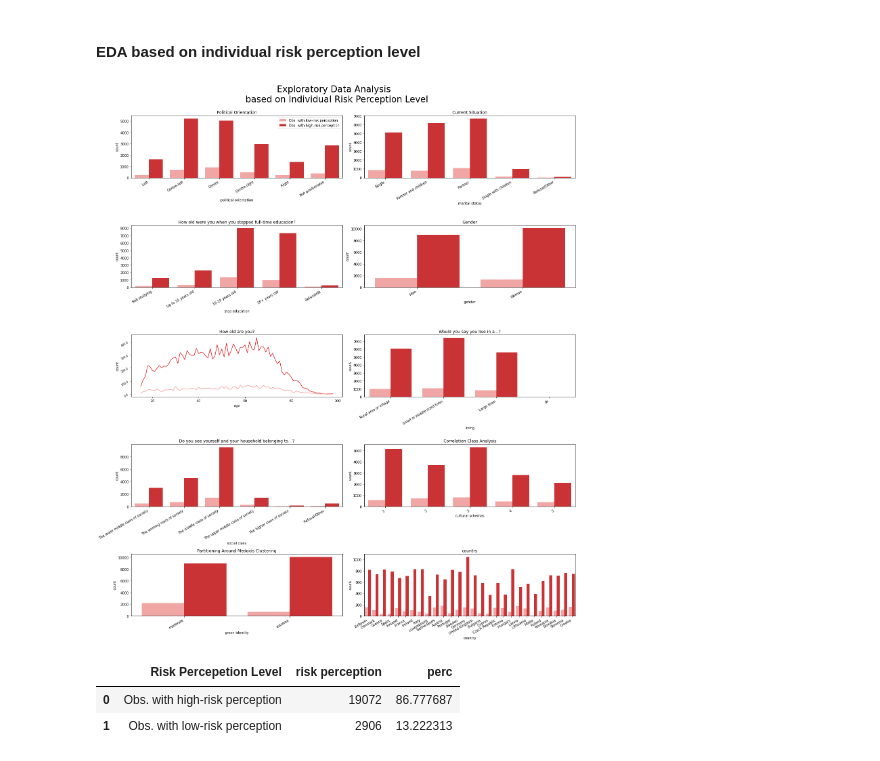
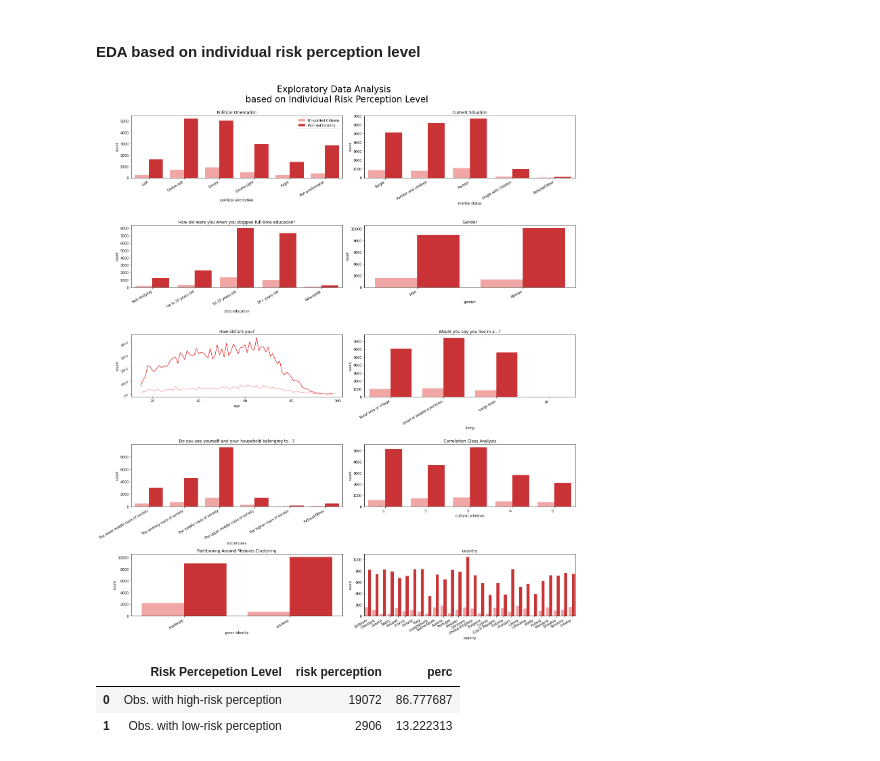
Before and after one commit to claudiagiuspoli/pro-environmental-behaviour, a Jupyter notebook: Exploratory Data Analysis.ipynb, the cells around one changed output. Saved outputs shown, nothing was run; the diff lists cells and outputs as text; code cells hidden in the pictures.

```diff
--- a/Exploratory Data Analysis.ipynb
+++ b/Exploratory Data Analysis.ipynb
@@ -10,7 +10,8 @@ from geopy.geocoders import Nominatim
 
 df =pd.read_csv('df-climatechange.csv')
 df = df.drop(['Unnamed: 0'], axis = 1)
-df['Risk Percepetion Level'] = ['Obs. with high-risk perception' if x >= 6 else 'Obs. with low-risk perception' for x in df['risk perception']]
+df['Risk Percepetion Level'] = ['Worried Citizens' if x >= 6 else 'Unworried Citizens' for x in df['risk perception']]
+df['pro-environmental behaviour'] = df['pro-environmental behaviour'].replace({0: 'No', 1:'Yes'})
 
 df1 = df[df['risk perception'] >= 6]
 df2 = df[df['risk perception'] <= 5]
@@ -81,8 +82,8 @@ sns.countplot(x=df['gender'],hue=df['Risk Percepetion Level'], palette=color,ax=
 axes[1,1].set_xticklabels(axes[1,1].get_xticklabels(),rotation=30, ha="right",fontsize = 10)
 
 age = df.groupby(['age','Risk Percepetion Level']).count().reset_index()
-age1 = age[age['Risk Percepetion Level']=='Obs. with high-risk perception']
-age2 = age[age['Risk Percepetion Level']=='Obs. with low-risk perception']
+age1 = age[age['Risk Percepetion Level']=='Worried Citizens']
+age2 = age[age['Risk Percepetion Level']=='Unworried Citizens']
 sns.lineplot(x=age1['age'], y = age1['risk perception'], color =color[1],ax= axes[2, 0]).set_title('How old are you?')
 sns.lineplot(x=age2['age'], y = age2['risk perception'], color = color[0],ax= axes[2, 0])
 
@@ -99,34 +100,34 @@ sns.countplot(x=df['cultural schemas'],hue=df['Risk Percepetion Level'], palette
 axes[3,1].set_xticklabels(axes[3,1].get_xticklabels(),rotation=30, ha="right",fontsize = 10)
 
 sns.countplot(x=df['green-identity'],hue=df['Risk Percepetion Level'], palette=color,ax= axes[4,0]).set_title('Partitioning Around Medoids Clustering')
 axes[4,0].set_xticklabels(axes[4,0].get_xticklabels(),rotation=30, ha="right",fontsize = 10)
 
 sns.countplot(x=df['country'],hue=df['Risk Percepetion Level'], palette=color,ax= axes[4,1]).set_title('country')
 axes[4,1].set_xticklabels(axes[4,1].get_xticklabels(),rotation=30, ha="right",fontsize = 10)
 #sns.countplot(x=df['qb2'],hue=df['risk percepetion'], palette="Set3",ax= axes[3, 1]).set_title('Climate Change Risk Perception')
 #axes[3,1].set_xticklabels(axes[3,1].get_xticklabels(),rotation=30, ha="right",fontsize = 10)
 axes[0,0].legend(loc = 'best')
 #axes[0,0].get_legend().remove()
 axes[0,1].get_legend().remove()
 axes[1,0].get_legend().remove()
 axes[1,1].get_legend().remove()
 #axes[2,0].get_legend().remove()
 axes[2,1].get_legend().remove()
 
 axes[3,0].get_legend().remove()
 axes[3,1].get_legend().remove()
 axes[4,0].get_legend().remove()
 axes[4,1].get_legend().remove()
 
 
 
 #f.delaxes(axes[3,2]) #The indexing is zero-based here
 #f.delaxes(axes[3,1])
 plt.tight_layout()
 f.suptitle('Exploratory Data Analysis \n based on Individual Risk Perception Level', fontsize = 26,y=1.04)
 f.savefig("eda2-versione2.png")
 # %% [output]
-[figure, old version]
+[figure, new version]
 # %%
 P = df.groupby('Risk Percepetion Level')['risk perception'].count().reset_index()
 P['perc'] = 100 * P['risk perception']  / P['risk perception'].sum()
```
Also changed, not shown: parts of 2 cells of this notebook, 6 other files.
